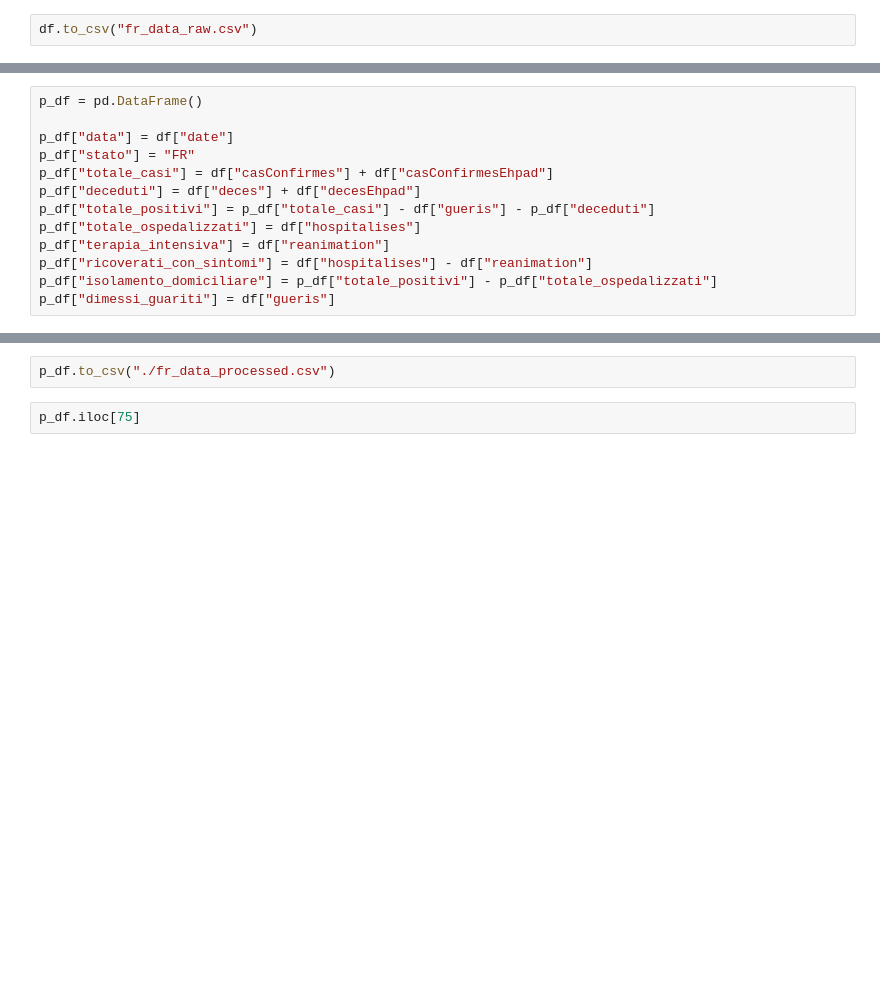
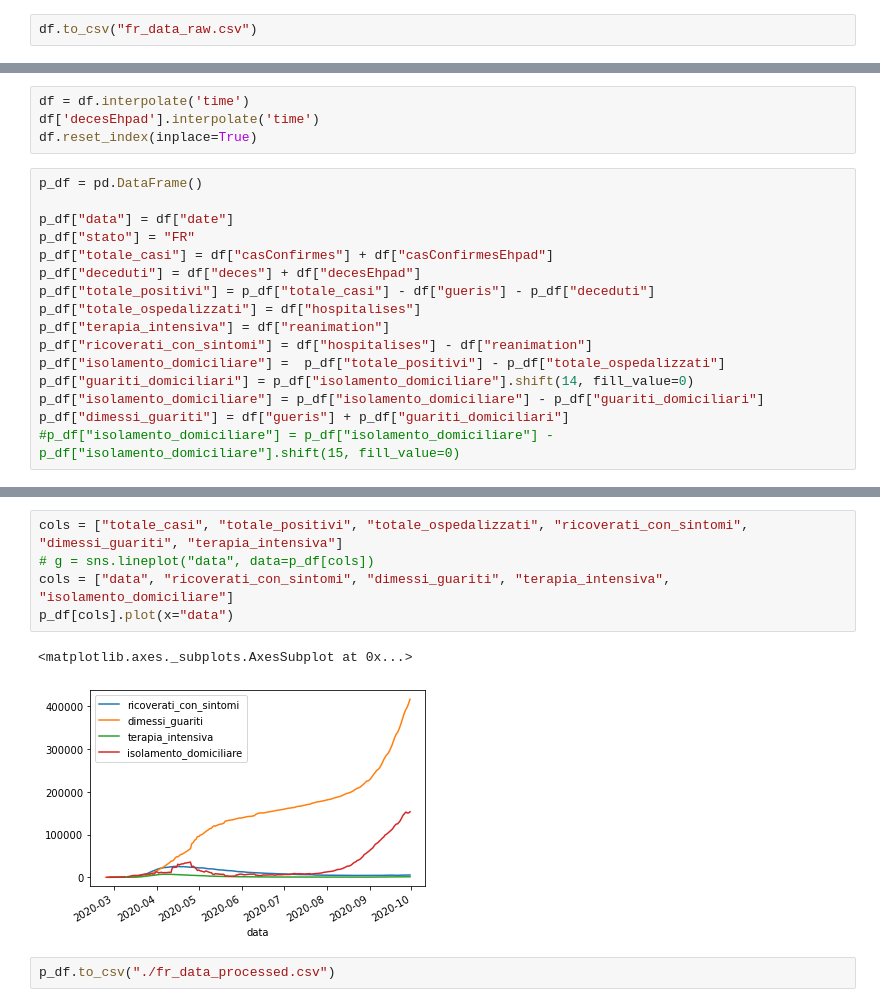
Before and after one commit to sailab-code/learning-sidarthe, a Jupyter notebook: data/dati-fr/process_fr_data.ipynb, the cells around one changed output, grey strips where cells are left out. Cells and saved outputs as stored; diff of their text form; blank space fills up the shorter version.

```diff
--- a/data/dati-fr/process_fr_data.ipynb
+++ b/data/dati-fr/process_fr_data.ipynb
@@ -58,3 +64,7 @@ g = sns.lineplot(data=df[plotCols])
+# %%
+df = df.interpolate('time')
+df['decesEhpad'].interpolate('time')
+df.reset_index(inplace=True)
 # %%
 p_df = pd.DataFrame()
 
@@ -66,8 +76,11 @@ p_df["totale_positivi"] = p_df["totale_casi"] - df["gueris"] - p_df["deceduti"]
 p_df["totale_ospedalizzati"] = df["hospitalises"]
 p_df["terapia_intensiva"] = df["reanimation"]
 p_df["ricoverati_con_sintomi"] = df["hospitalises"] - df["reanimation"]
-p_df["isolamento_domiciliare"] = p_df["totale_positivi"] - p_df["totale_ospedalizzati"]
-p_df["dimessi_guariti"] = df["gueris"]
+p_df["isolamento_domiciliare"] =  p_df["totale_positivi"] - p_df["totale_ospedalizzati"]
+p_df["guariti_domiciliari"] = p_df["isolamento_domiciliare"].shift(14, fill_value=0)
+p_df["isolamento_domiciliare"] = p_df["isolamento_domiciliare"] - p_df["guariti_domiciliari"]
+p_df["dimessi_guariti"] = df["gueris"] + p_df["guariti_domiciliari"]
+#p_df["isolamento_domiciliare"] = p_df["isolamento_domiciliare"] - p_df["isolamento_domiciliare"].shift(15, fill_value=0)
 # %%
 cols = ["totale_casi", "totale_positivi", "totale_ospedalizzati", "ricoverati_con_sintomi", "dimessi_guariti", "terapia_intensiva"]
 # g = sns.lineplot("data", data=p_df[cols])
@@ -78,4 +92,10 @@ p_df.plot(x="data", y="totale_casi")
+# %%
+cols = ["totale_casi", "totale_positivi", "totale_ospedalizzati", "ricoverati_con_sintomi", "dimessi_guariti", "terapia_intensiva"]
+# g = sns.lineplot("data", data=p_df[cols])
+cols = ["data", "ricoverati_con_sintomi", "dimessi_guariti", "terapia_intensiva", "isolamento_domiciliare"]
+p_df[cols].plot(x="data")
+# %% [output]
+<matplotlib.axes._subplots.AxesSubplot at 0x...>
+[figure, added]
 # %%
 p_df.to_csv("./fr_data_processed.csv")
-# %%
-p_df.iloc[75]
```
Also changed, not shown: parts of 7 cells of this notebook, 2 other files.
